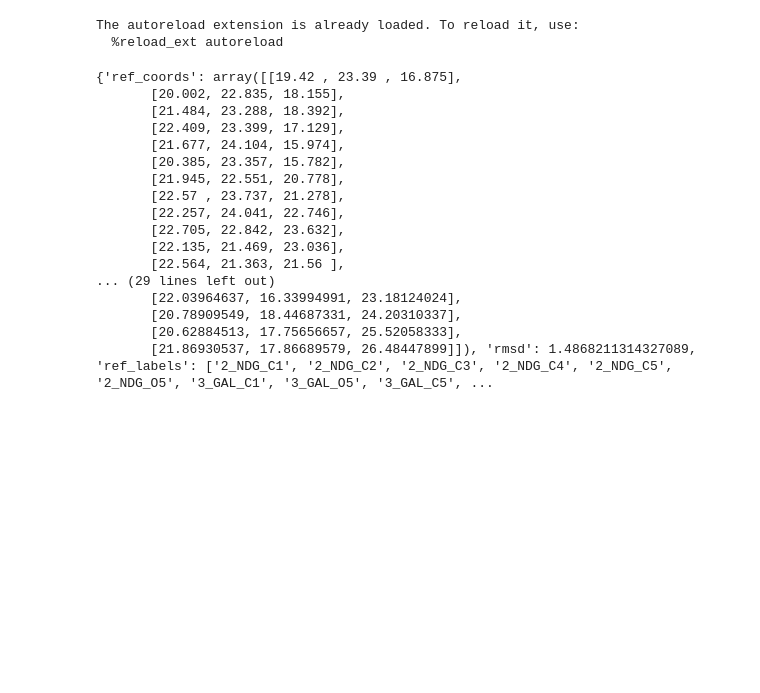
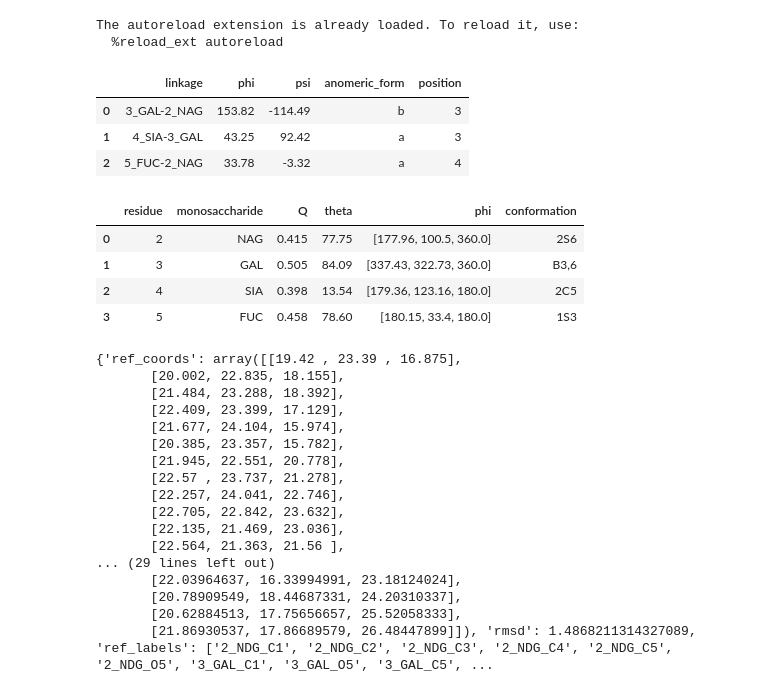
Before and after one commit to lthomes/glycontact, a Jupyter notebook: process_data.ipynb, the cells around one changed output. Drawn from its saved outputs; the diff is of its cells as text; code cells hidden in the pictures; blank space fills up the shorter version.

Commit message:
add functionality for: calculating torsion angles, ring puckering, ring conformation
- get_ring_conformations for ring puckering+conformation
- get_glycosidic_torsions for torsion angles

```diff
--- a/process_data.ipynb
+++ b/process_data.ipynb
@@ -12,6 +12,23 @@ warnings.filterwarnings("ignore")
 # %% [output]
 The autoreload extension is already loaded. To reload it, use:
   %reload_ext autoreload
+# %%
+g = "Neu5Ac(a2-3)Gal(b1-3)[Fuc(a1-4)]GlcNAc"
+res, ints = annotation_pipeline(g, stereo='beta')
+get_glycosidic_torsions(res[0], ints[0])
+# %% [output]
+|  | linkage | phi | psi | anomeric_form | position |
+| 0 | 3_GAL-2_NAG | 153.82 | -114.49 | b | 3 |
+| 1 | 4_SIA-3_GAL | 43.25 | 92.42 | a | 3 |
+| 2 | 5_FUC-2_NAG | 33.78 | -3.32 | a | 4 |
+# %%
+get_ring_conformations(res[0])
+# %% [output]
+|  | residue | monosaccharide | Q | theta | phi | conformation |
+| 0 | 2 | NAG | 0.415 | 77.75 | [177.96, 100.5, 360.0] | 2S6 |
+| 1 | 3 | GAL | 0.505 | 84.09 | [337.43, 322.73, 360.0] | B3,6 |
+| 2 | 4 | SIA | 0.398 | 13.54 | [179.36, 123.16, 180.0] | 2C5 |
+| 3 | 5 | FUC | 0.458 | 78.60 | [180.15, 33.4, 180.0] | 1S3 |
 # %%
 g = "Neu5Ac(a2-3)Gal(b1-3)[Fuc(a1-4)]GlcNAc"
 g2 = "Neu5Ac(a2-3)Gal(b1-4)[Fuc(a1-3)]GlcNAc"
```
Also changed, not shown: 3 other files.
